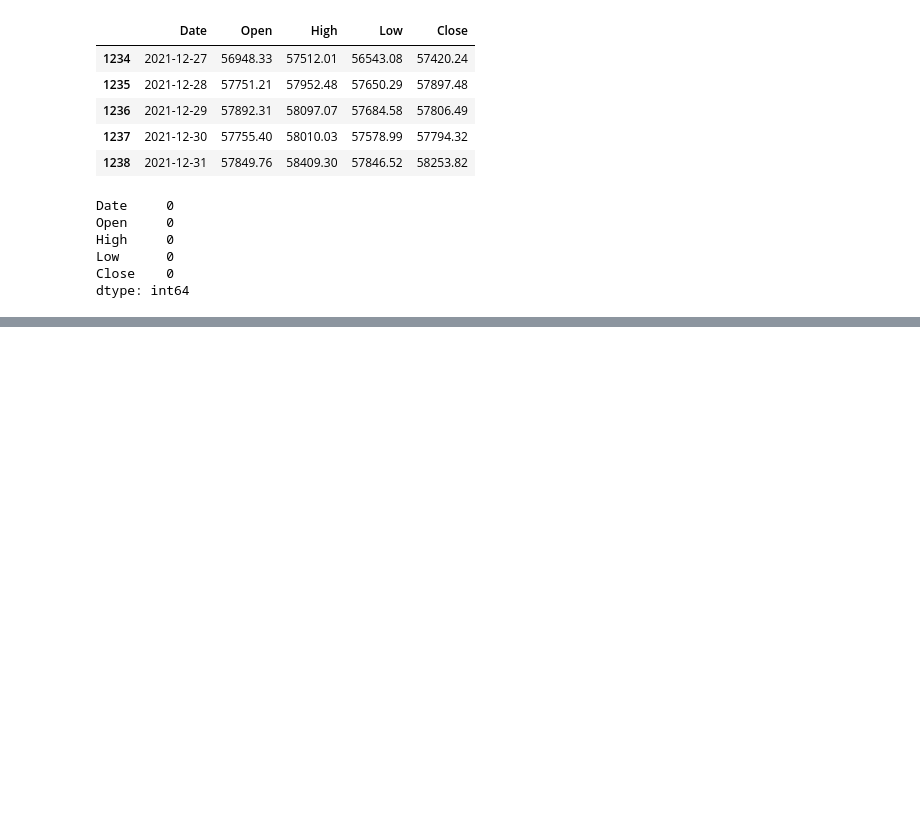
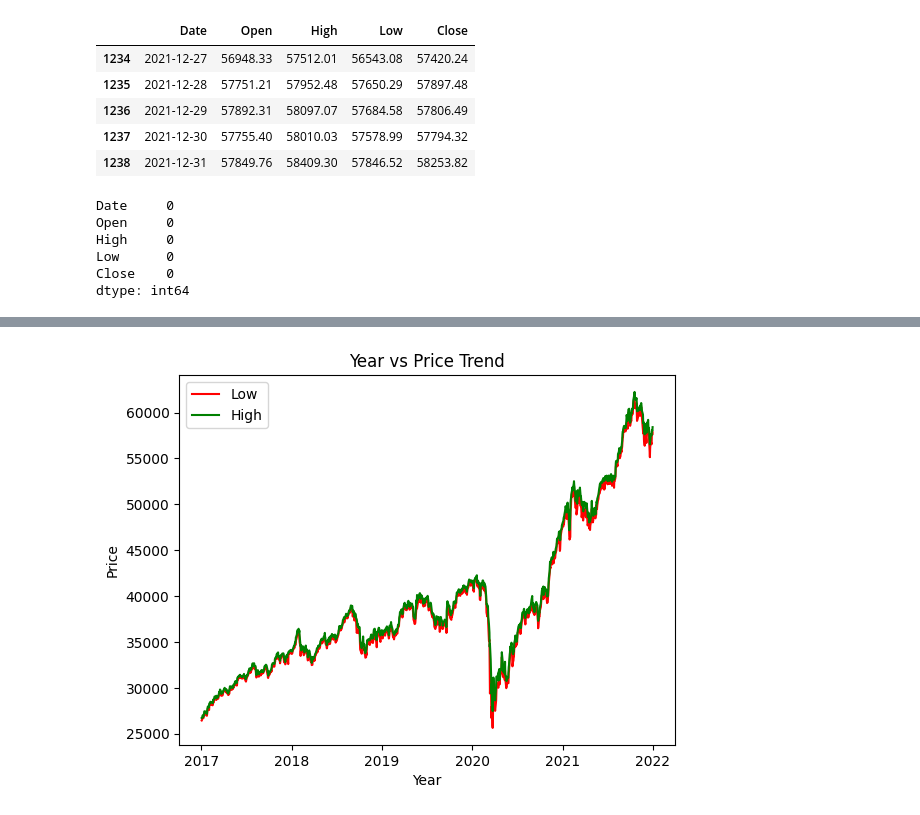
Before and after one commit to kruthi-sb/stock_price_prediction_hybrid_model, a Jupyter notebook: Main.ipynb, the cells around one changed output, grey strips where cells are left out. Cells and saved outputs as stored; diff of their text form; code cells hidden in the pictures; blank space fills up the shorter version.

```diff
--- a/Main.ipynb
+++ b/Main.ipynb
@@ -161,0 +195,11 @@ dtype: int64
+# %%
+# line chart
+plt.plot(stock["Date"], stock["Low"], c="red")
+plt.plot(stock["Date"], stock["High"], c="g")
+plt.ylabel("Price")
+plt.xlabel("Year")
+plt.legend(["Low","High"])
+plt.title("Year vs Price Trend")
+plt.show()
+# %% [output]
+[figure, added]
```
Also changed, not shown: parts of 10 cells of this notebook.
